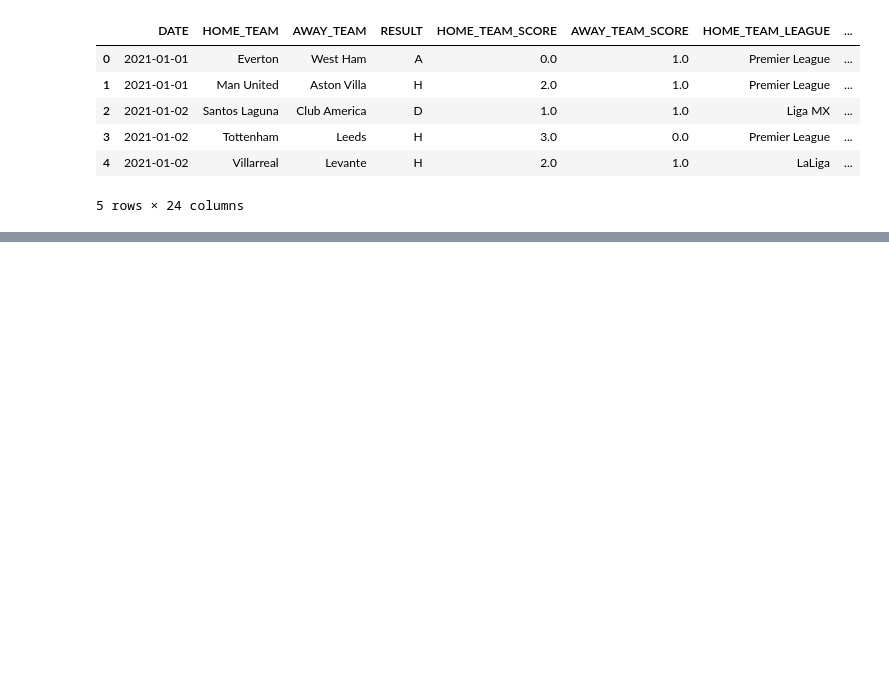
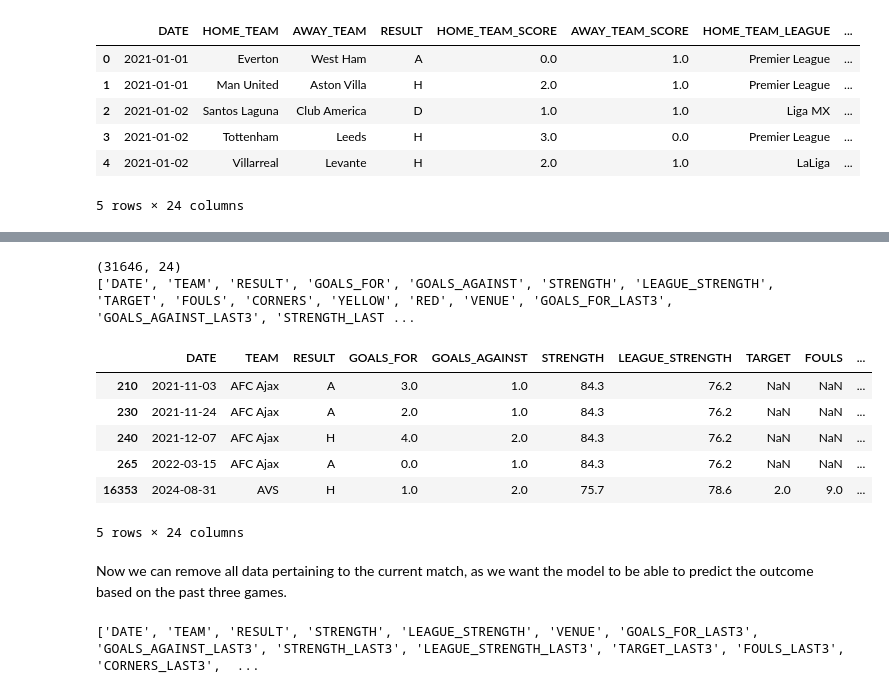
Before and after one commit to kushlalwani/CWCPredictions, a Jupyter notebook: notebooks/Exploratory_Data_Analysis.ipynb, the cells around one changed output, grey strips where cells are left out. Saved outputs shown, nothing was run; the diff lists cells and outputs as text; code cells hidden in the pictures; blank space fills up the shorter version.

```diff
--- a/notebooks/Exploratory_Data_Analysis.ipynb
+++ b/notebooks/Exploratory_Data_Analysis.ipynb
@@ -477,0 +526,73 @@ match_data.head()
+# %%
+# First, identify the numeric columns only
+numeric_cols = [
+    "GOALS_FOR", "GOALS_AGAINST",
+    "STRENGTH", "LEAGUE_STRENGTH",
+    "TARGET", "FOULS", "CORNERS", "YELLOW", "RED"
+]
+
+# Sort the data by team and date
+matches_long = matches_long.sort_values(by=["TEAM", "DATE"])
+
+# Group and compute rolling mean of past 3 games, excluding current match
+rolling_features = (
+    matches_long.groupby("TEAM")[numeric_cols]
+    .apply(lambda group: group.shift(1).rolling(3).mean())
+    .reset_index(level=0, drop=True)
+)
+
+# Rename columns to indicate they are historical aggregates
+rolling_features.columns = [f"{col}_LAST3" for col in rolling_features.columns]
+
+# Join back to matches_long
+matches_long = pd.concat([matches_long, rolling_features], axis=1)
+
+matches_long = matches_long.dropna(subset=[f"{col}_LAST3" for col in ["GOALS_FOR", "GOALS_AGAINST","STRENGTH", "LEAGUE_STRENGTH",]])
+
+# Map points for form calculation
+# 'H' = home win → 3 points for home team
+# 'A' = away win → 3 points for away team
+
+matches_long["POINTS"] = matches_long["RESULT"].map({"H": 3, "D": 1, "A": 0})
+
+# Calculate rolling sum of last 3 points for each team (excluding current match)
+matches_long["FORM_LAST3"] = (
+    matches_long.groupby("TEAM")["POINTS"]
+    .shift(1)  # exclude current match
+    .rolling(window=3, min_periods=3)
+    .sum()
+    .reset_index(level=0, drop=True)
+)
+
+matches_long = matches_long.dropna(
+    subset=[f"{col}_LAST3" for col in ["GOALS_FOR", "GOALS_AGAINST", "STRENGTH", "LEAGUE_STRENGTH"]] + ["FORM_LAST3"]
+)
+
+print(matches_long.shape)
+print(matches_long.columns.tolist())
+matches_long.head()
+# %% [output]
+(31646, 24)
+['DATE', 'TEAM', 'RESULT', 'GOALS_FOR', 'GOALS_AGAINST', 'STRENGTH', 'LEAGUE_STRENGTH', 'TARGET', 'FOULS', 'CORNERS', 'YELLOW', 'RED', 'VENUE', 'GOALS_FOR_LAST3', 'GOALS_AGAINST_LAST3', 'STRENGTH_LAST ...
+|  | DATE | TEAM | RESULT | GOALS_FOR | GOALS_AGAINST | STRENGTH | LEAGUE_STRENGTH | TARGET | FOULS | ... |
+| 210 | 2021-11-03 | AFC Ajax | A | 3.0 | 1.0 | 84.3 | 76.2 | NaN | NaN | ... |
+| 230 | 2021-11-24 | AFC Ajax | A | 2.0 | 1.0 | 84.3 | 76.2 | NaN | NaN | ... |
+| 240 | 2021-12-07 | AFC Ajax | H | 4.0 | 2.0 | 84.3 | 76.2 | NaN | NaN | ... |
+| 265 | 2022-03-15 | AFC Ajax | A | 0.0 | 1.0 | 84.3 | 76.2 | NaN | NaN | ... |
+| 16353 | 2024-08-31 | AVS | H | 1.0 | 2.0 | 75.7 | 78.6 | 2.0 | 9.0 | ... |
+5 rows × 24 columns
+# %% [markdown]
+Now we can remove all data pertaining to the current match, as we want the model to be able to predict the outcome based on the past three games.
+# %%
+# List of current match stats to drop
+current_stats = [
+    "GOALS_FOR", "GOALS_AGAINST",
+    "TARGET", "FOULS", "CORNERS", "YELLOW", "RED"
+]
+
+# Drop them from the DataFrame
+matches_long = matches_long.drop(columns=current_stats)
+
+print(matches_long.columns.tolist())
+# %% [output]
+['DATE', 'TEAM', 'RESULT', 'STRENGTH', 'LEAGUE_STRENGTH', 'VENUE', 'GOALS_FOR_LAST3', 'GOALS_AGAINST_LAST3', 'STRENGTH_LAST3', 'LEAGUE_STRENGTH_LAST3', 'TARGET_LAST3', 'FOULS_LAST3', 'CORNERS_LAST3',  ...
```
Also changed, not shown: parts of 5 cells of this notebook, 2 other files.
